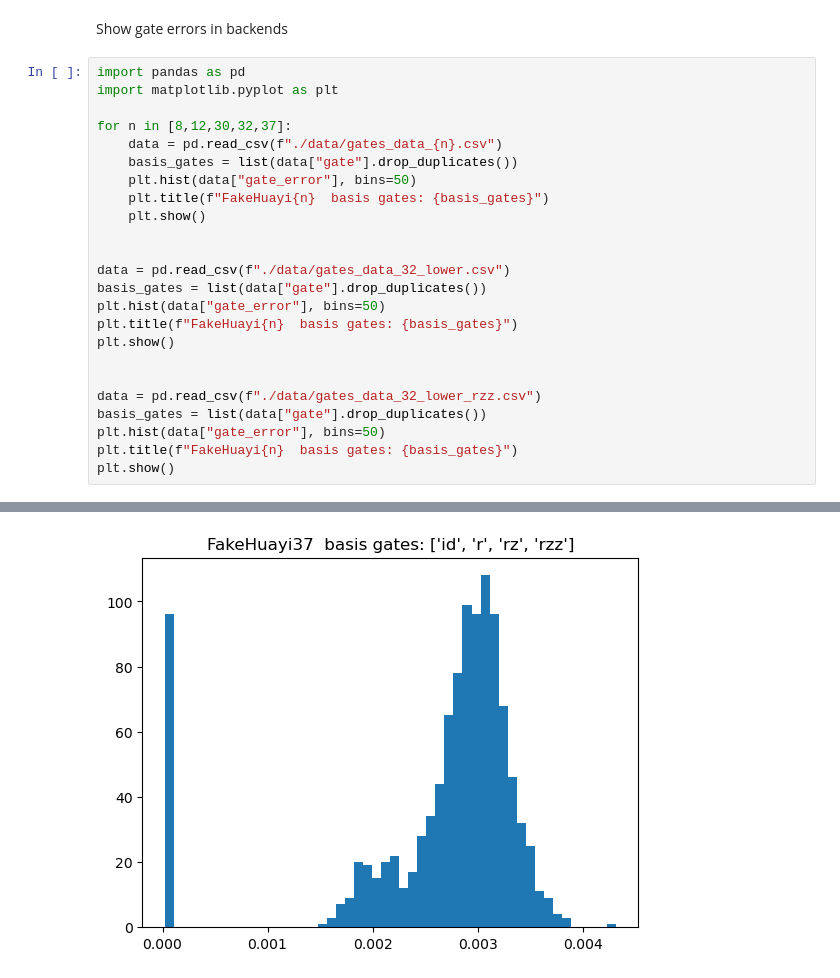
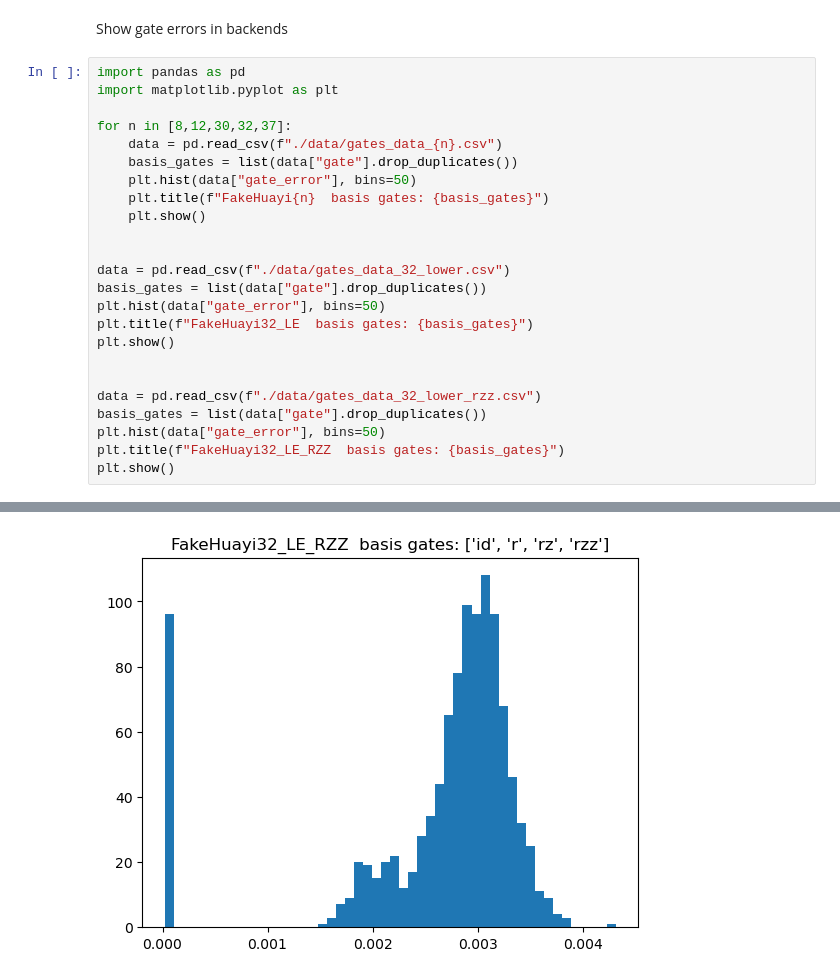
Before and after one commit to coding-xyz/huayi-providers, a Jupyter notebook: test_backends.ipynb, the cells around one changed output, grey strips where cells are left out. Drawn from its saved outputs; the diff is of its cells as text.

```diff
--- a/test_backends.ipynb
+++ b/test_backends.ipynb
@@ -79,14 +79,14 @@ for n in [8,12,30,32,37]:
 data = pd.read_csv(f"./data/gates_data_32_lower.csv")
 basis_gates = list(data["gate"].drop_duplicates())
 plt.hist(data["gate_error"], bins=50)
-plt.title(f"FakeHuayi{n}  basis gates: {basis_gates}")
+plt.title(f"FakeHuayi32_LE  basis gates: {basis_gates}")
 plt.show()
 
 
 data = pd.read_csv(f"./data/gates_data_32_lower_rzz.csv")
 basis_gates = list(data["gate"].drop_duplicates())
 plt.hist(data["gate_error"], bins=50)
-plt.title(f"FakeHuayi{n}  basis gates: {basis_gates}")
+plt.title(f"FakeHuayi32_LE_RZZ  basis gates: {basis_gates}")
 plt.show()
 # %% [output]
 [figure]
@@ -98 +98 @@ plt.show()
-[figure, old version]
+[figure, new version]
```
Also changed, not shown: parts of 1 cell of this notebook.
